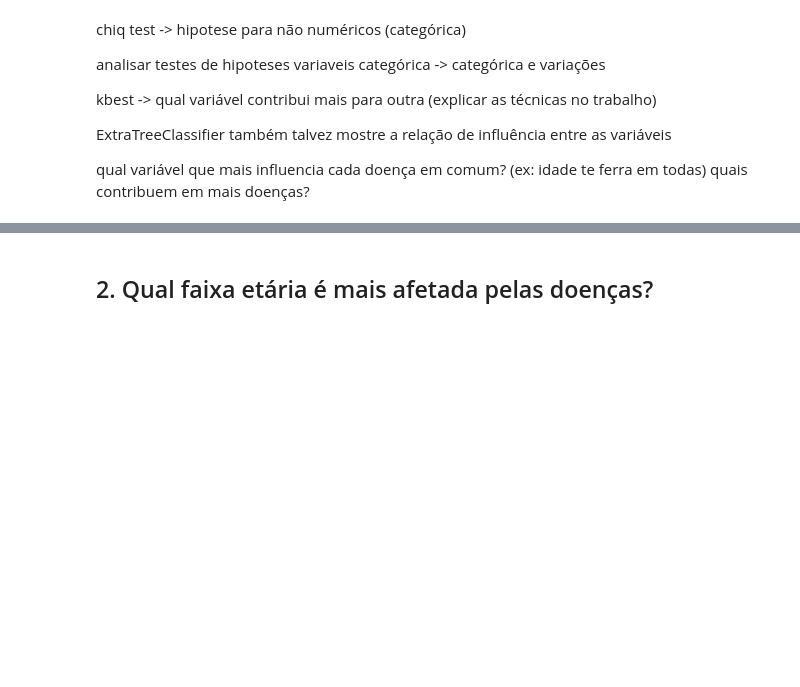
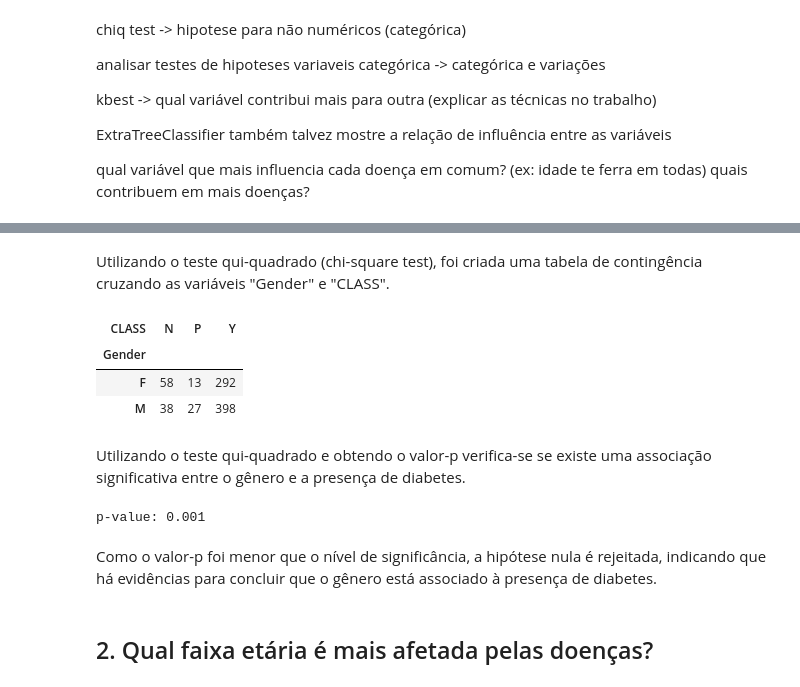
Before and after one commit to Raphael-Marchetti-Calciolari/projects-data-science-diseases-ieee-dataport, a Jupyter notebook: Projeto_Ciencia_de_Dados.ipynb, the cells around one changed output, grey strips where cells are left out. Drawn from its saved outputs; the diff is of its cells as text; code cells hidden in the pictures; blank space fills up the shorter version.

```diff
--- a/Projeto_Ciencia_de_Dados.ipynb
+++ b/Projeto_Ciencia_de_Dados.ipynb
@@ -553,0 +535,22 @@ print(f'{n_men} M\t{n_fem} F')
+# %% [markdown]
+Utilizando o teste qui-quadrado (chi-square test), foi criada uma tabela de contingência cruzando as variáveis "Gender" e "CLASS".
+# %%
+from scipy.stats import chi2_contingency
+
+contingency_table = pd.crosstab(diabetes_df['Gender'], diabetes_df['CLASS'])
+print()
+contingency_table
+# %% [output]
+| CLASS | N | P | Y |
+| Gender |  |  |  |
+| F | 58 | 13 | 292 |
+| M | 38 | 27 | 398 |
+# %% [markdown]
+Utilizando o teste qui-quadrado e obtendo o valor-p verifica-se se existe uma associação significativa entre o gênero e a presença de diabetes.
+# %%
+chi2, p_value, _, _ = chi2_contingency(contingency_table)
+print(f'p-value: {p_value:.3f}')
+# %% [output]
+p-value: 0.001
+# %% [markdown]
+Como o valor-p foi menor que o nível de significância, a hipótese nula é rejeitada, indicando que há evidências para concluir que o gênero está associado à presença de diabetes.
```
Also changed, not shown: parts of 29 cells of this notebook.
